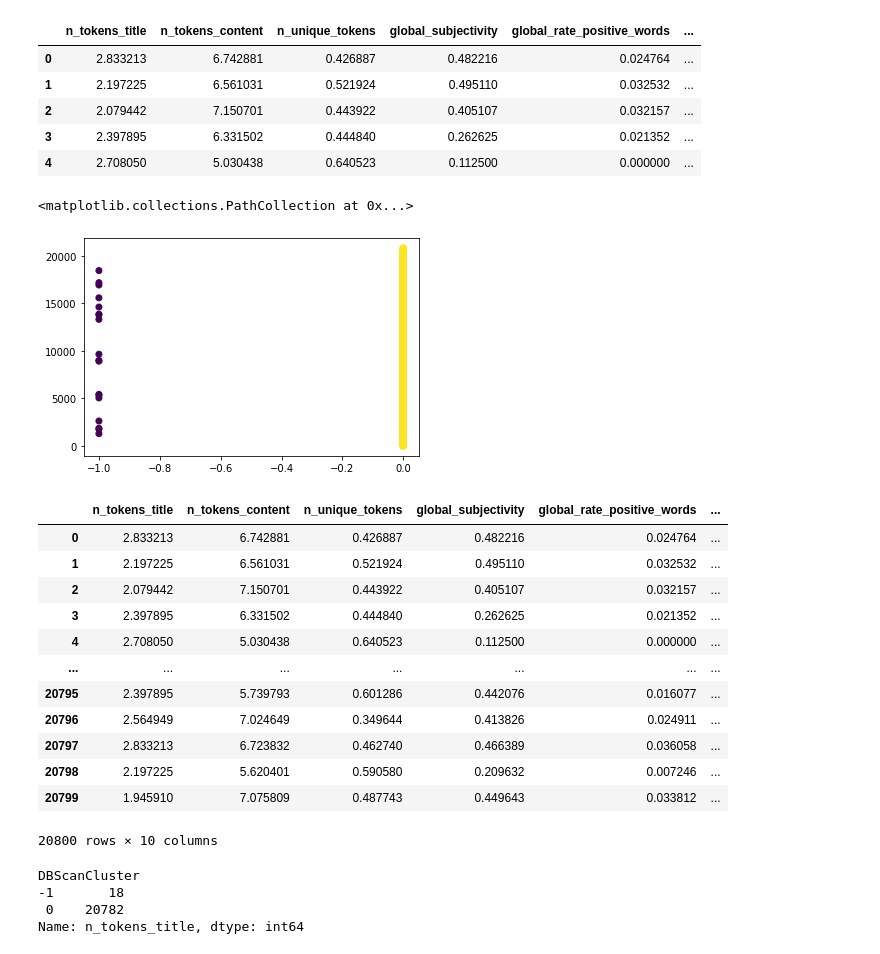
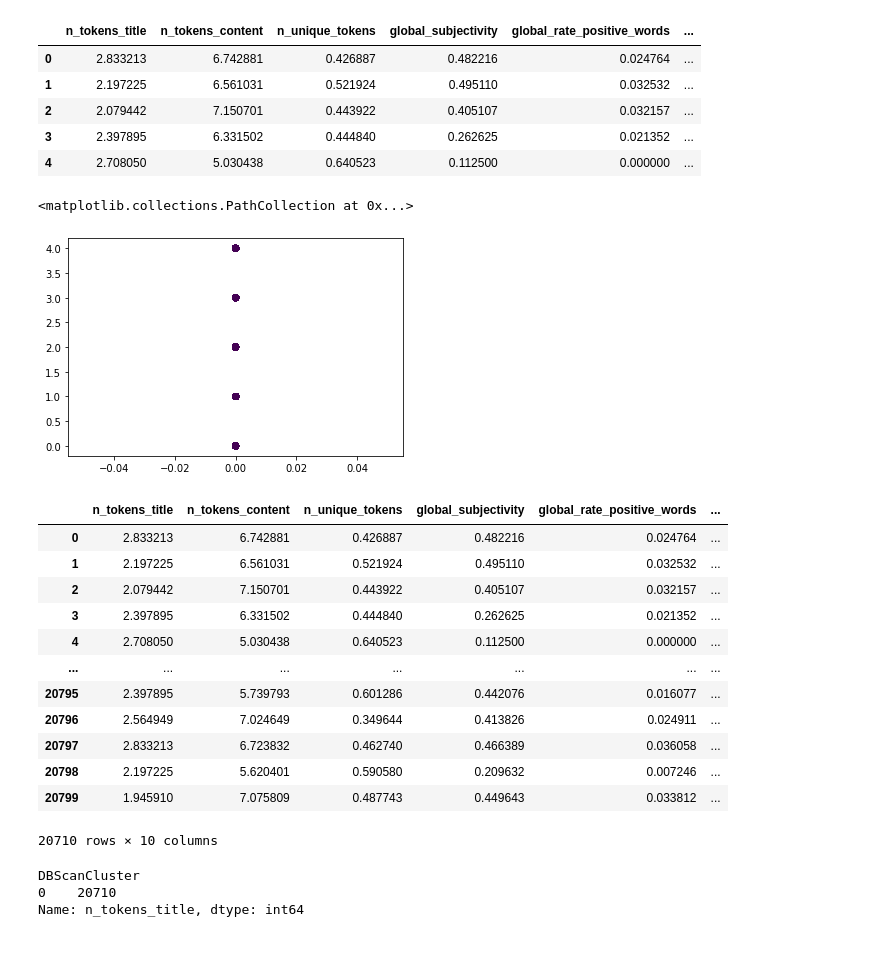
Before and after one commit to ihayet/EECS731_FakeNews_Project, a Jupyter notebook: notebooks/Kaggle_Featureextractions_clustering.ipynb, the cells around one changed output. Drawn from its saved outputs; the diff is of its cells as text; code cells hidden in the pictures.

```diff
--- a/notebooks/Kaggle_Featureextractions_clustering.ipynb
+++ b/notebooks/Kaggle_Featureextractions_clustering.ipynb
@@ -54,0 +92,3 @@ kaggle_features.head(20)
+# %%
+kaggle_features=kaggle_features.dropna()
+kaggle_features
@@ -263,14 +431,14 @@ kaggle_features_cluster.head()
 # %%
 from sklearn.cluster import DBSCAN
 
 clustering = DBSCAN(eps=3, min_samples=1000)
 clustering.fit(kaggle_features_cluster)
 
 clusteredData2 = clustering.fit_predict(kaggle_features_cluster)
-plt.scatter(clusteredData2,kaggle_features_cluster.index, c= clusteredData2)
+plt.scatter(clusteredData2,kaggle_features_cluster.Kmean_Clusters, c= clusteredData2)
 # %% [output]
 <matplotlib.collections.PathCollection at 0x...>
-[figure, old version]
+[figure, new version]
 # %%
 
 kaggle_features_cluster['DBScanCluster']=clusteredData2
@@ -288,11 +456,10 @@ kaggle_features_cluster
 | 20797 | 2.833213 | 6.723832 | 0.462740 | 0.466389 | 0.036058 | ... |
 | 20798 | 2.197225 | 5.620401 | 0.590580 | 0.209632 | 0.007246 | ... |
 | 20799 | 1.945910 | 7.075809 | 0.487743 | 0.449643 | 0.033812 | ... |
-20800 rows × 10 columns
+20710 rows × 10 columns
 # %%
 kaggle_features_cluster.groupby(['DBScanCluster'])['n_tokens_title'].count()
 # %% [output]
 DBScanCluster
--1       18
- 0    20782
+0    20710
 Name: n_tokens_title, dtype: int64
```
Also changed, not shown: parts of 33 cells of this notebook.
